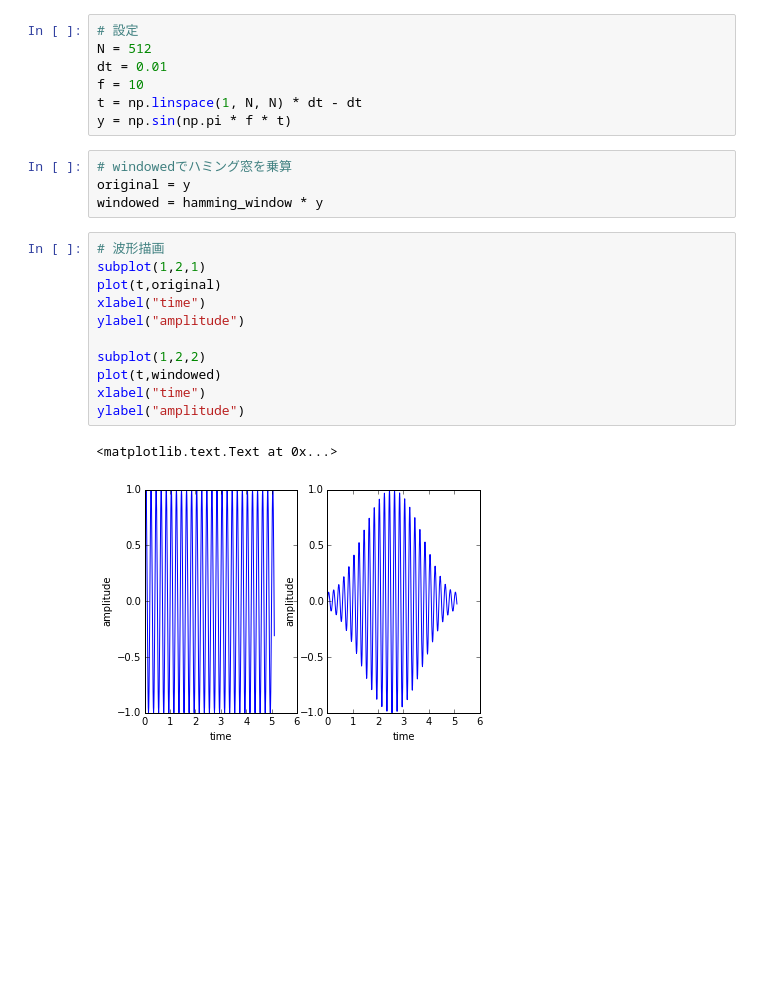
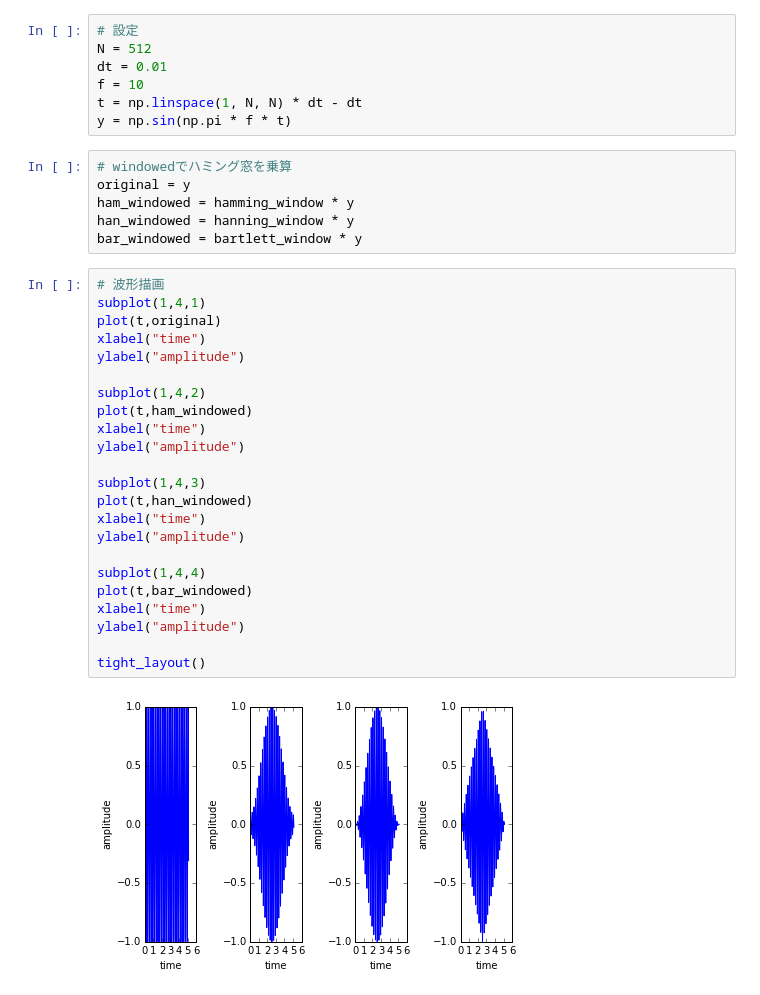
Before and after one commit to Accent-/signal-bootcamp, a Jupyter notebook: window_function.ipynb, the cells around one changed output. Saved outputs shown, nothing was run; the diff lists cells and outputs as text; blank space fills up the shorter version.

Commit message:
4 window function *  with original

```diff
--- a/window_function.ipynb
+++ b/window_function.ipynb
@@ -52,18 +52,31 @@ y = np.sin(np.pi * f * t)
 # %%
 # windowedでハミング窓を乗算
 original = y
-windowed = hamming_window * y
+ham_windowed = hamming_window * y
+han_windowed = hanning_window * y
+bar_windowed = bartlett_window * y
 # %%
 # 波形描画
-subplot(1,2,1)
+subplot(1,4,1)
 plot(t,original)
 xlabel("time")
 ylabel("amplitude")
 
-subplot(1,2,2)
-plot(t,windowed)
+subplot(1,4,2)
+plot(t,ham_windowed)
 xlabel("time")
 ylabel("amplitude")
+
+subplot(1,4,3)
+plot(t,han_windowed)
+xlabel("time")
+ylabel("amplitude")
+
+subplot(1,4,4)
+plot(t,bar_windowed)
+xlabel("time")
+ylabel("amplitude")
+
+tight_layout()
 # %% [output]
-<matplotlib.text.Text at 0x...>
-[figure, old version]
+[figure, new version]
```
